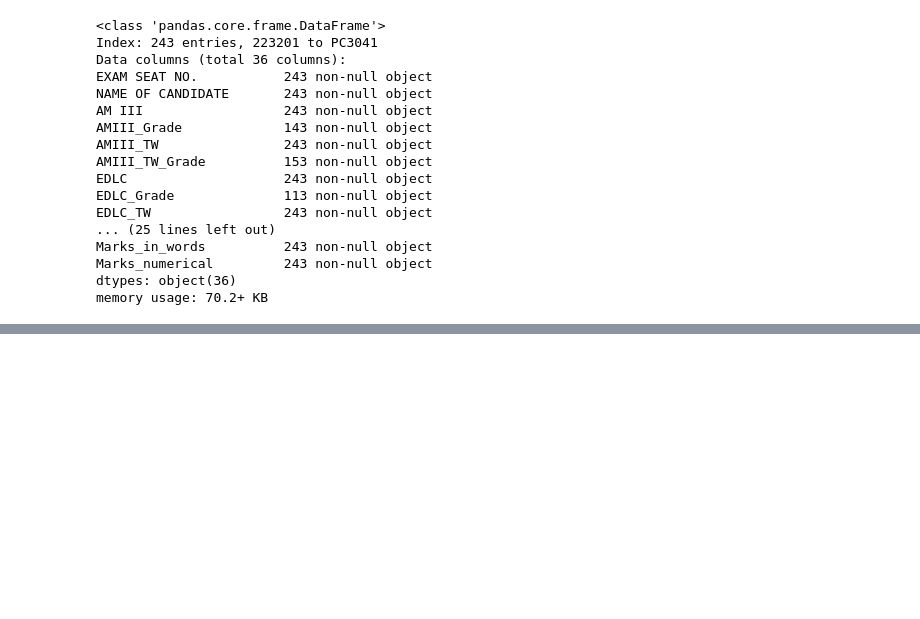
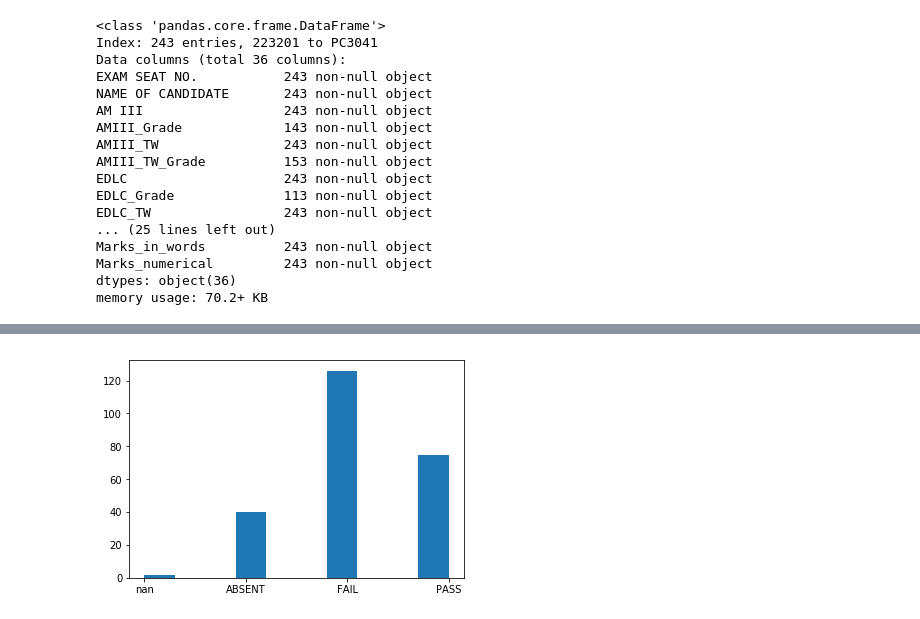
Before and after one commit to Purteeeek/Student-Placement-Guidance, a Jupyter notebook: Cleaning Notebooks/2015-Passouts/Sem-3_2015_Passout.ipynb, the cells around one changed output, grey strips where cells are left out. Saved outputs shown, nothing was run; the diff lists cells and outputs as text; code cells hidden in the pictures; blank space fills up the shorter version.

```diff
--- a/Cleaning Notebooks/2015-Passouts/Sem-3_2015_Passout.ipynb
+++ b/Cleaning Notebooks/2015-Passouts/Sem-3_2015_Passout.ipynb
@@ -98,3 +98,21 @@ Marks_in_words          243 non-null object
 Marks_numerical         243 non-null object
 dtypes: object(36)
 memory usage: 70.2+ KB
+# %%
+sem_3_2015_df['AM III'] = pd.to_numeric(sem_3_2015_df["AM III"], errors='coerce')
+sem_3_2015_df['AMIII_TW'] = pd.to_numeric(sem_3_2015_df["AMIII_TW"], errors='coerce')
+sem_3_2015_df['EDLC'] = pd.to_numeric(sem_3_2015_df["EDLC"], errors='coerce')
+sem_3_2015_df['EDLC_TW'] = pd.to_numeric(sem_3_2015_df["EDLC_TW"], errors='coerce')
+sem_3_2015_df['EDLC_Practical'] = pd.to_numeric(sem_3_2015_df["EDLC_Practical"], errors='coerce')
+sem_3_2015_df['DSGT'] = pd.to_numeric(sem_3_2015_df["DSGT"], errors='coerce')
+sem_3_2015_df['DSGT_TW'] = pd.to_numeric(sem_3_2015_df["DSGT_TW"], errors='coerce')
+sem_3_2015_df['DLDA'] = pd.to_numeric(sem_3_2015_df["DLDA"], errors='coerce')
+sem_3_2015_df['DLDA'] = pd.to_numeric(sem_3_2015_df["DLDA_TW"], errors='coerce')
+sem_3_2015_df['DSF'] = pd.to_numeric(sem_3_2015_df["DSF"], errors='coerce')
+sem_3_2015_df['DSF_TW'] = pd.to_numeric(sem_3_2015_df["DSF_TW"], errors='coerce')
+sem_3_2015_df['DSF_Practical'] = pd.to_numeric(sem_3_2015_df["DSF_Practical"], errors='coerce')
+sem_3_2015_df['COA'] = pd.to_numeric(sem_3_2015_df["COA"], errors='coerce')
+sem_3_2015_df['COA_TW'] = pd.to_numeric(sem_3_2015_df["COA_TW"], errors='coerce')
+sem_3_2015_df['PCT'] = pd.to_numeric(sem_3_2015_df["PCT"], errors='coerce')
+sem_3_2015_df['TOTAL'] = pd.to_numeric(sem_3_2015_df["TOTAL"], errors='coerce')
+sem_3_2015_df['Marks_numerical'] = pd.to_numeric(sem_3_2015_df["Marks_numerical"], errors='coerce')
@@ -100,0 +142,5 @@ memory usage: 70.2+ KB
+# %%
+plt.hist(sem_3_2015_df.REMARKS)
+plt.show()
+# %% [output]
+[figure, added]
```
Also changed, not shown: parts of 4 cells of this notebook.
